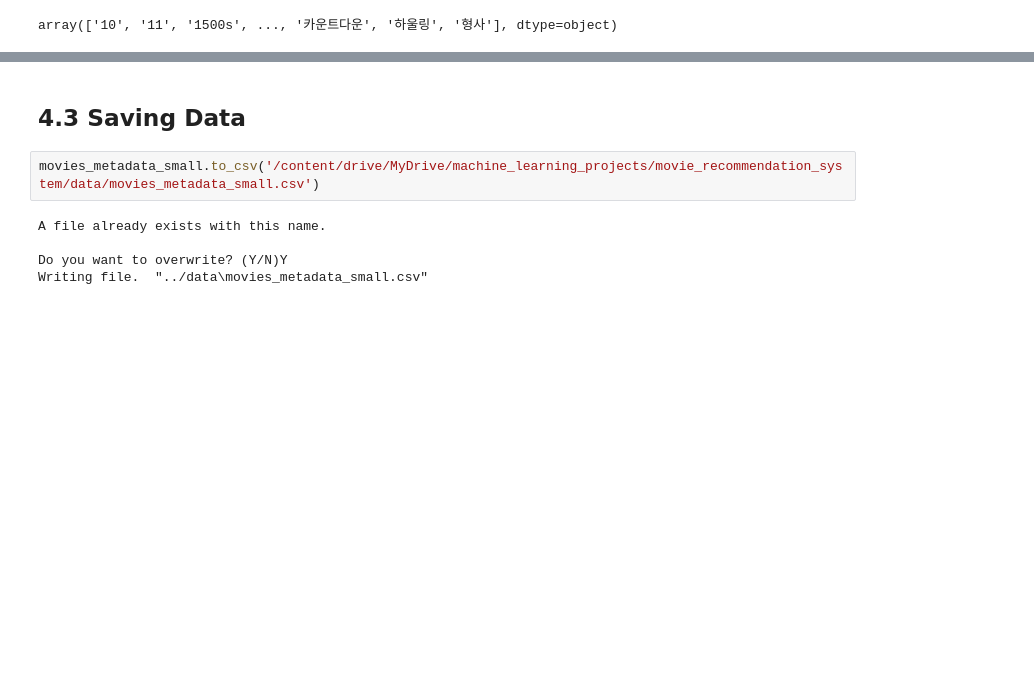
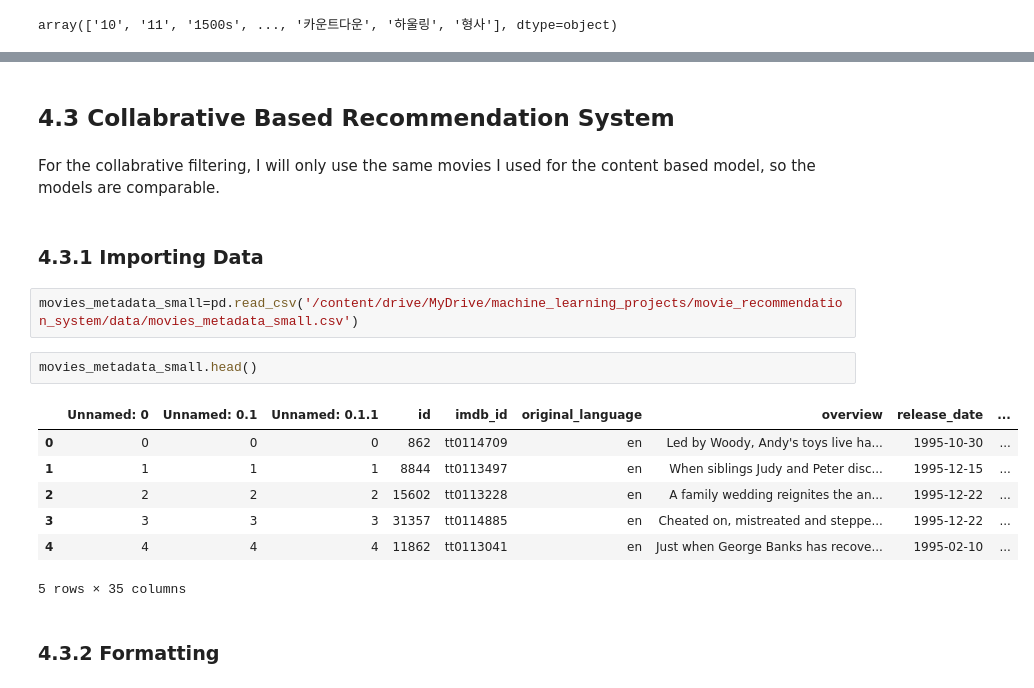
Before and after one commit to trauzi12/movie_recommendation_system, a Jupyter notebook: notebooks/04_pre-processing_training.ipynb, the cells around one changed output, grey strips where cells are left out. Drawn from its saved outputs; the diff is of its cells as text; blank space fills up the shorter version.

```diff
--- a/notebooks/04_pre-processing_training.ipynb
+++ b/notebooks/04_pre-processing_training.ipynb
@@ -578,9 +742,20 @@ tfidfvec_data_df.head()
+# %% [markdown]
+## 4.3 Collabrative Based Recommendation System
+# %% [markdown]
+For the collabrative filtering, I will only use the same movies I used for the content based model, so the models are comparable.
 # %% [markdown]
-## 4.3 Saving Data
+### 4.3.1 Importing Data
 # %%
-movies_metadata_small.to_csv('/content/drive/MyDrive/machine_learning_projects/movie_recommendation_system/data/movies_metadata_small.csv')
+movies_metadata_small=pd.read_csv('/content/drive/MyDrive/machine_learning_projects/movie_recommendation_system/data/movies_metadata_small.csv')
-# %% [output]
-A file already exists with this name.
-
-Do you want to overwrite? (Y/N)Y
-Writing file.  "../data\movies_metadata_small.csv"
+# %%
+movies_metadata_small.head()
+# %% [output]
+|  | Unnamed: 0 | Unnamed: 0.1 | Unnamed: 0.1.1 | id | imdb_id | original_language | overview | release_date | ... |
+| 0 | 0 | 0 | 0 | 862 | tt0114709 | en | Led by Woody, Andy's toys live ha... | 1995-10-30 | ... |
+| 1 | 1 | 1 | 1 | 8844 | tt0113497 | en | When siblings Judy and Peter disc... | 1995-12-15 | ... |
+| 2 | 2 | 2 | 2 | 15602 | tt0113228 | en | A family wedding reignites the an... | 1995-12-22 | ... |
+| 3 | 3 | 3 | 3 | 31357 | tt0114885 | en | Cheated on, mistreated and steppe... | 1995-12-22 | ... |
+| 4 | 4 | 4 | 4 | 11862 | tt0113041 | en | Just when George Banks has recove... | 1995-02-10 | ... |
+5 rows × 35 columns
+# %% [markdown]
+### 4.3.2 Formatting
```
Also changed, not shown: parts of 32 cells of this notebook.
